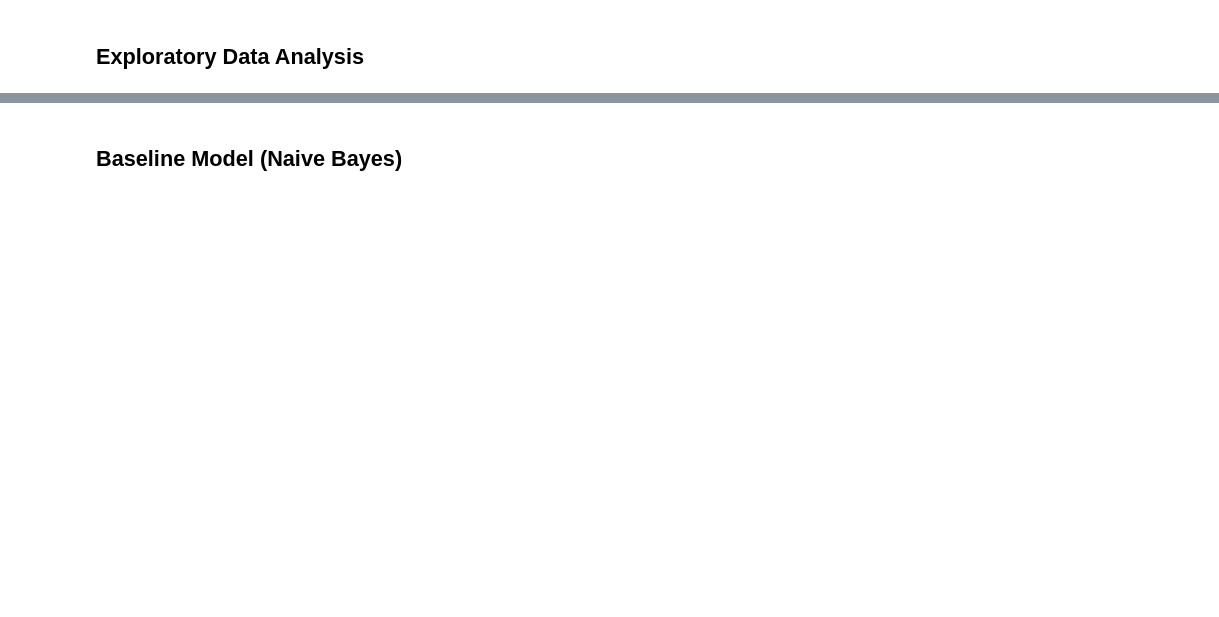
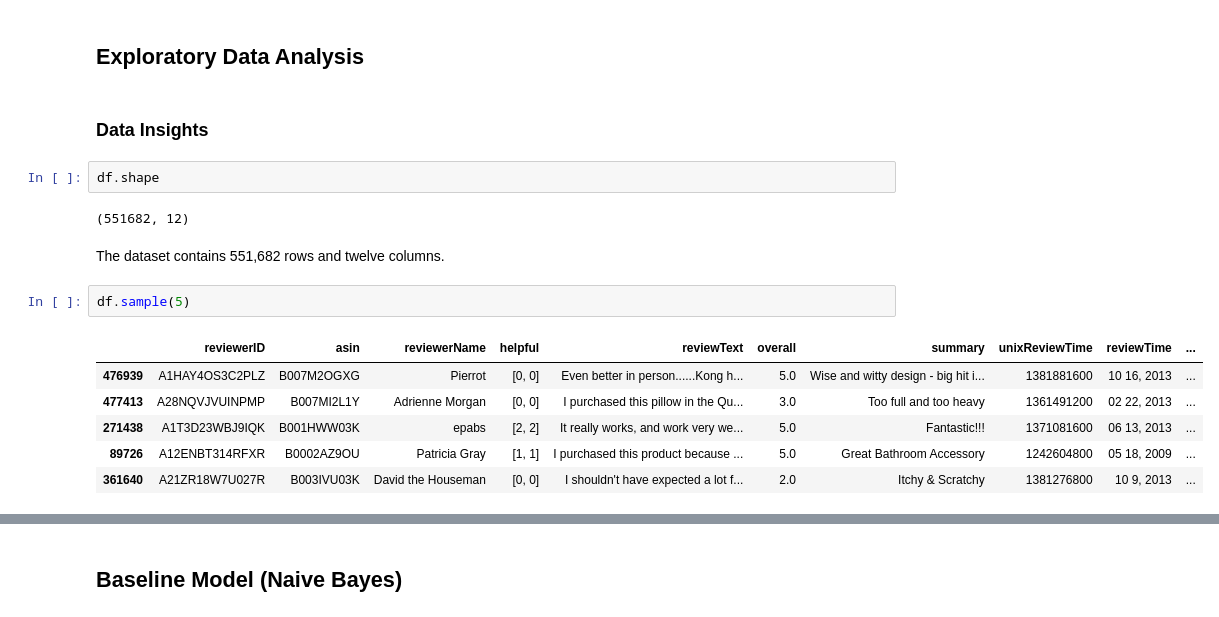
Before and after one commit to tucker-anderson/Amazon-Review-Analysis, a Jupyter notebook: W266_Final_AmazonReviews.ipynb, the cells around one changed output, grey strips where cells are left out. Saved outputs shown, nothing was run; the diff lists cells and outputs as text; blank space fills up the shorter version.

```diff
--- a/W266_Final_AmazonReviews.ipynb
+++ b/W266_Final_AmazonReviews.ipynb
@@ -111,2 +90,19 @@ df.sample(20)
 # %% [markdown]
 ## Exploratory Data Analysis
+# %% [markdown]
+### Data Insights
+# %%
+df.shape
+# %% [output]
+(551682, 12)
+# %% [markdown]
+The dataset contains 551,682 rows and twelve columns.
+# %%
+df.sample(5)
+# %% [output]
+|  | reviewerID | asin | reviewerName | helpful | reviewText | overall | summary | unixReviewTime | reviewTime | ... |
+| 476939 | A1HAY4OS3C2PLZ | B007M2OGXG | Pierrot | [0, 0] | Even better in person......Kong h... | 5.0 | Wise and witty design - big hit i... | 1381881600 | 10 16, 2013 | ... |
+| 477413 | A28NQVJVUINPMP | B007MI2L1Y | Adrienne Morgan | [0, 0] | I purchased this pillow in the Qu... | 3.0 | Too full and too heavy | 1361491200 | 02 22, 2013 | ... |
+| 271438 | A1T3D23WBJ9IQK | B001HWW03K | epabs | [2, 2] | It really works, and work very we... | 5.0 | Fantastic!!! | 1371081600 | 06 13, 2013 | ... |
+| 89726 | A12ENBT314RFXR | B0002AZ9OU | Patricia Gray | [1, 1] | I purchased this product because ... | 5.0 | Great Bathroom Accessory | 1242604800 | 05 18, 2009 | ... |
+| 361640 | A21ZR18W7U027R | B003IVU03K | David the Houseman | [0, 0] | I shouldn't have expected a lot f... | 2.0 | Itchy & Scratchy | 1381276800 | 10 9, 2013 | ... |
```
Also changed, not shown: parts of 23 cells of this notebook.
